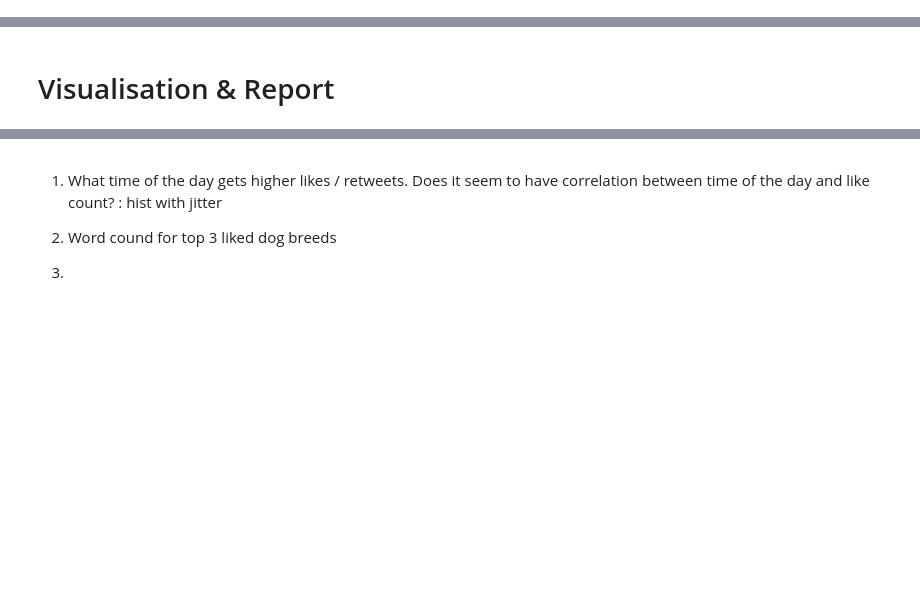
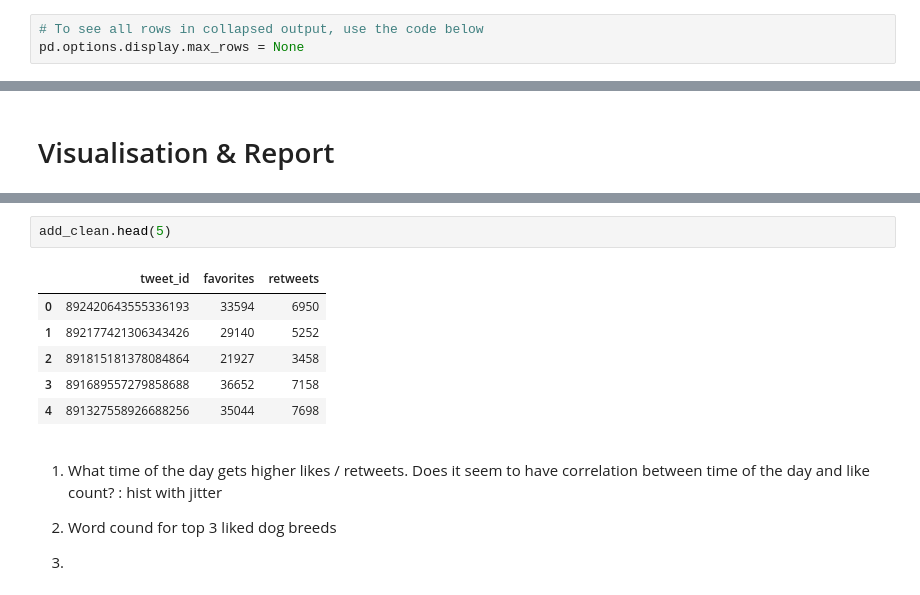
Before and after one commit to SEJUNGJENN-C/WeRateDogs_Twitter_Analysis, a Jupyter notebook: weratedogs-twitter.ipynb, the cells around one changed output, grey strips where cells are left out. Saved outputs shown, nothing was run; the diff lists cells and outputs as text; blank space fills up the shorter version.

Commit message:
Amend errors in cleaning process

```diff
--- a/weratedogs-twitter.ipynb
+++ b/weratedogs-twitter.ipynb
@@ -118,3 +133,6 @@ additional.head(1)
+# %%
+# To see all rows in collapsed output, use the code below
+pd.options.display.max_rows = None
 # %% [markdown]
 ### Quality issues
 ##### tweets
@@ -486,3 +509,12 @@ image_clean
+# %%
+add_clean.head(5)
+# %% [output]
+|  | tweet_id | favorites | retweets |
+| 0 | 892420643555336193 | 33594 | 6950 |
+| 1 | 892177421306343426 | 29140 | 5252 |
+| 2 | 891815181378084864 | 21927 | 3458 |
+| 3 | 891689557279858688 | 36652 | 7158 |
+| 4 | 891327558926688256 | 35044 | 7698 |
 # %% [markdown]
 1. What time of the day gets higher likes / retweets. Does it seem to have correlation between time of the day and like count?
 : hist with jitter
```
Also changed, not shown: parts of 15 cells of this notebook.
